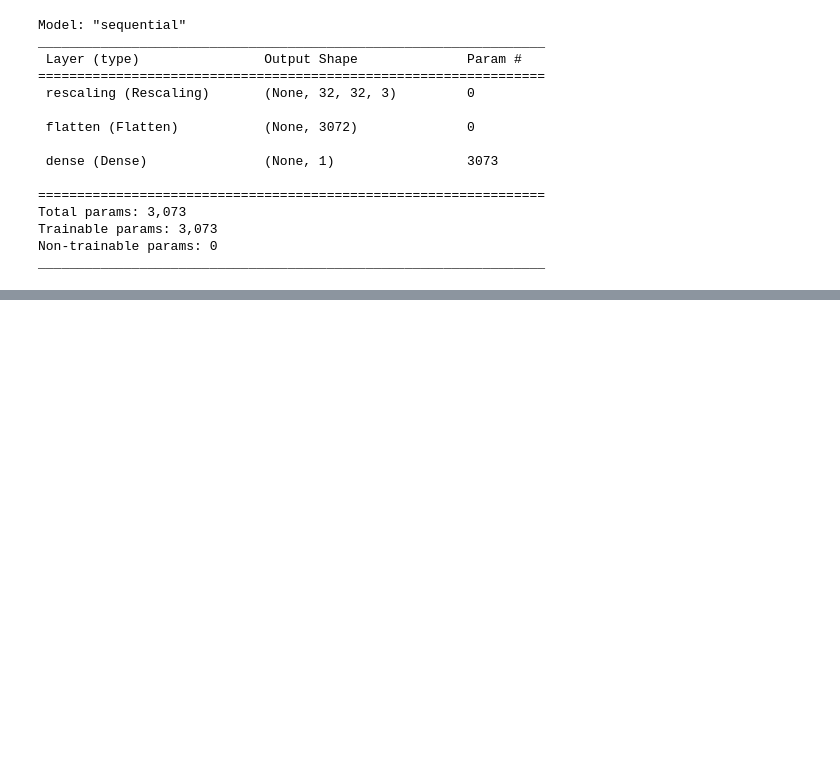
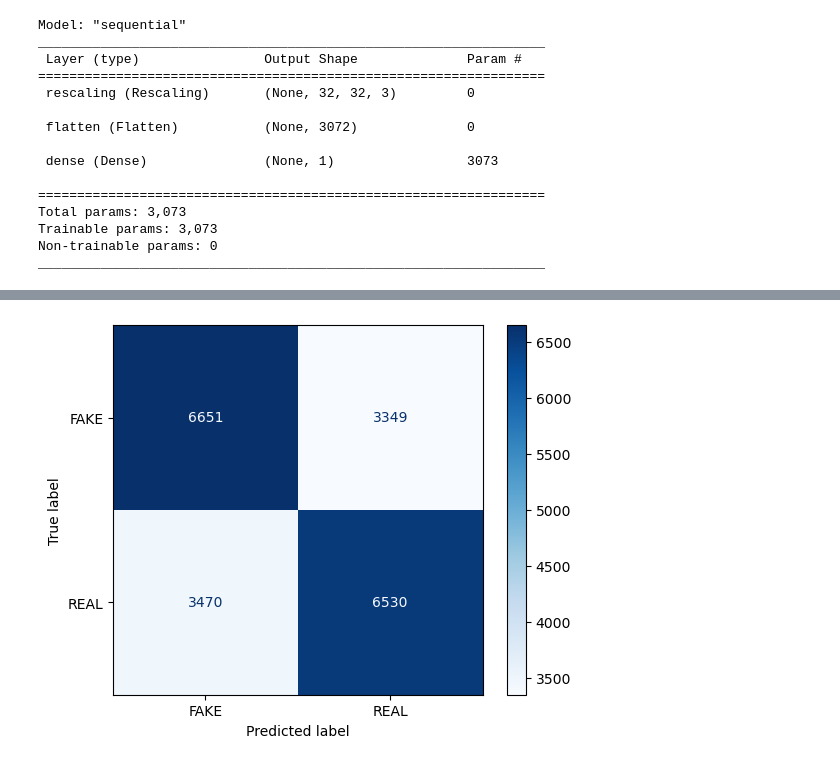
Before and after one commit to hsabraham28/mids_207_final_project, a Jupyter notebook: Logistic Regression.ipynb, the cells around one changed output, grey strips where cells are left out. Cells and saved outputs as stored; diff of their text form; code cells hidden in the pictures; blank space fills up the shorter version.

Commit message:
Added confusion matrix

```diff
--- a/Logistic Regression.ipynb
+++ b/Logistic Regression.ipynb
@@ -36,3 +38,6 @@ test = keras.utils.image_dataset_from_directory(
   batch_size = batch_size)
 # %% [output]
 Found 20000 files belonging to 2 classes.
+# %%
+classes = train.class_names
+classes
@@ -114,0 +121,10 @@ model.evaluate(test, return_dict=True)
+# %%
+# Confusion matrix
+test_predictions = np.array([])
+test_labels = np.array([])
+for x, y in test:
+    test_predictions = np.append(test_predictions, model(x) > 0.5)
+    test_labels = np.append(test_labels, y)
+ConfusionMatrixDisplay.from_predictions(test_labels, test_predictions, display_labels=classes, cmap="Blues");
+# %% [output]
+[figure, added]
```
Also changed, not shown: parts of 5 cells of this notebook.
